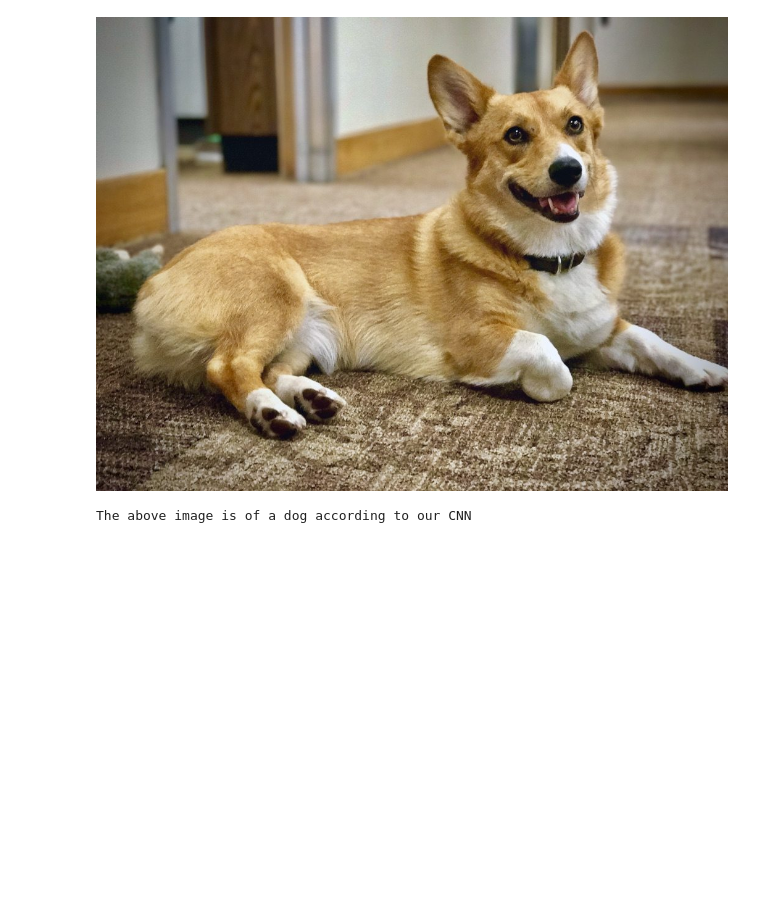
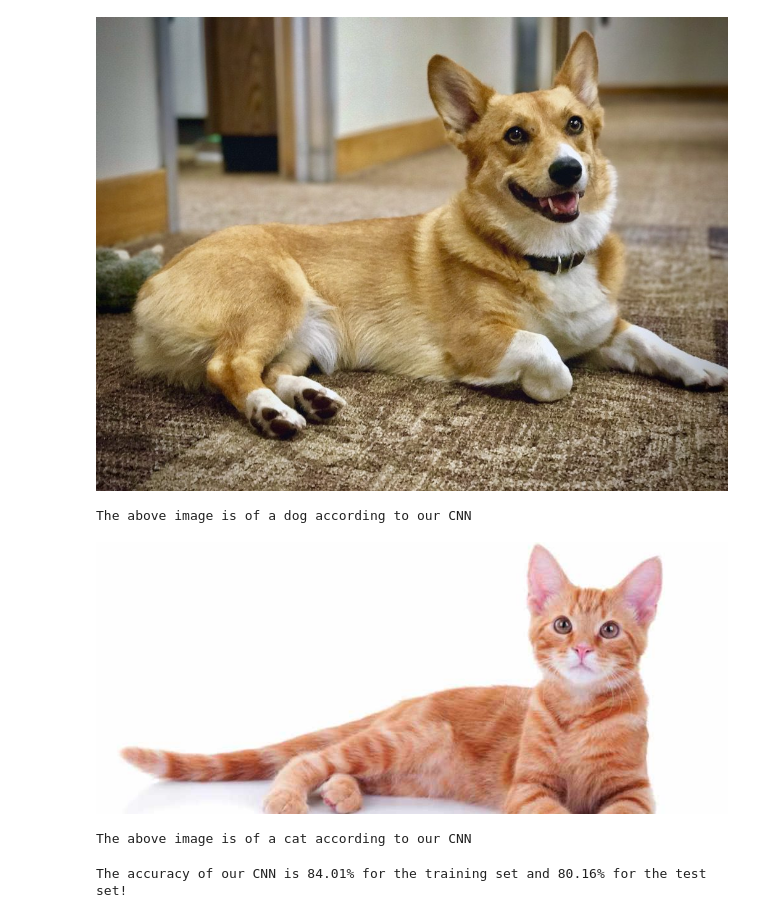
Before and after one commit to shreayan98c/Cat-Dog-Classifier, a Jupyter notebook: cnn.ipynb, the cells around one changed output. Cells and saved outputs as stored; diff of their text form; code cells hidden in the pictures; blank space fills up the shorter version.

```diff
--- a/cnn.ipynb
+++ b/cnn.ipynb
@@ -129,2 +141,12 @@ The above image is of a dog according to our CNN
+# %%
+Image('dataset/single_prediction/cat_or_dog_1.jpg')
+# %% [output]
+[figure, added]
 # %%
-print("The accuracy of our CNN is:")
+print("The above image is of a", prediction, "according to our CNN")
+# %% [output]
+The above image is of a cat according to our CNN
+# %%
+print("The accuracy of our CNN is 84.01% for the training set and 80.16% for the test set!")
+# %% [output]
+The accuracy of our CNN is 84.01% for the training set and 80.16% for the test set!
```
Also changed, not shown: parts of 2 cells of this notebook.
